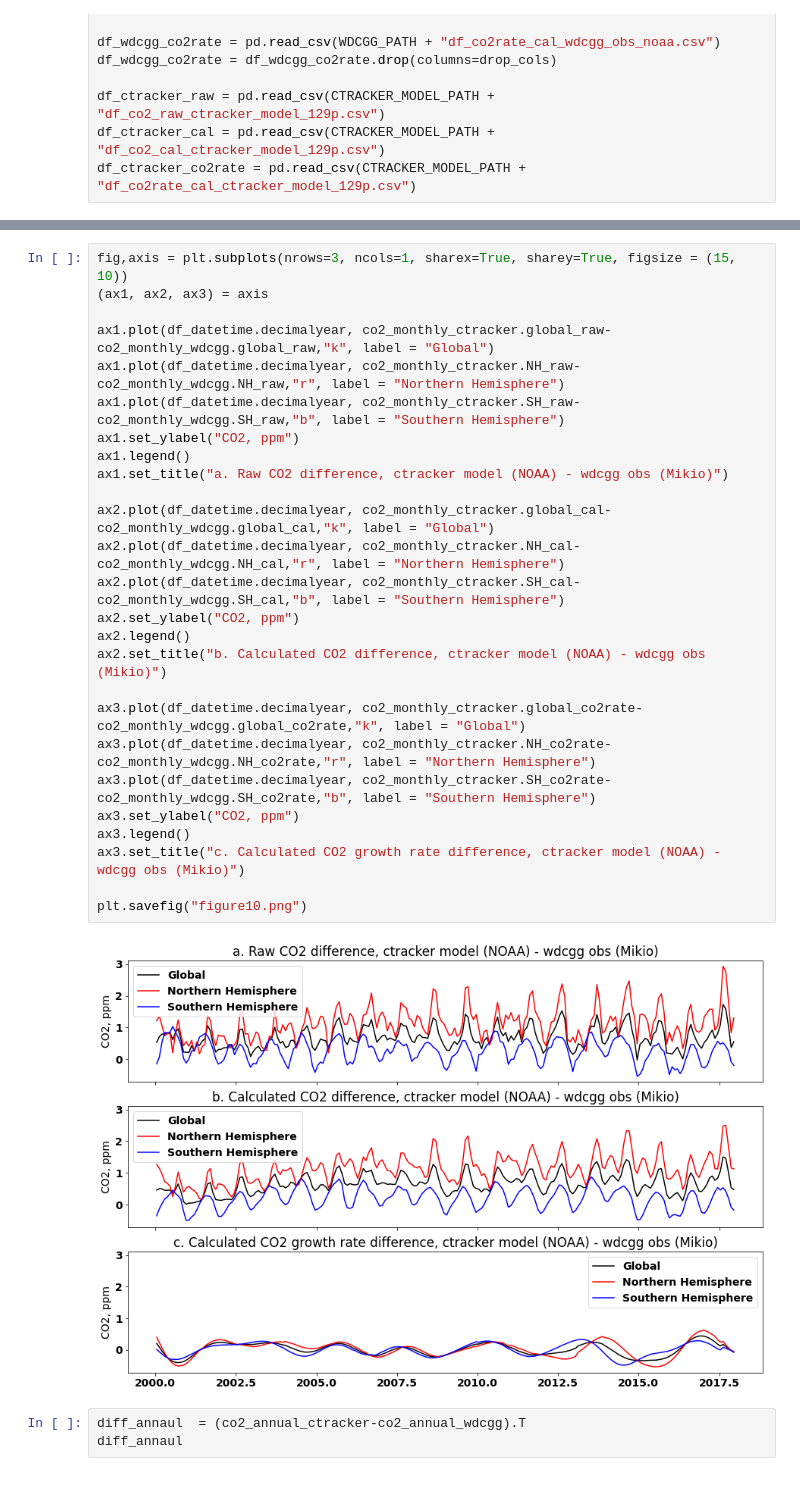
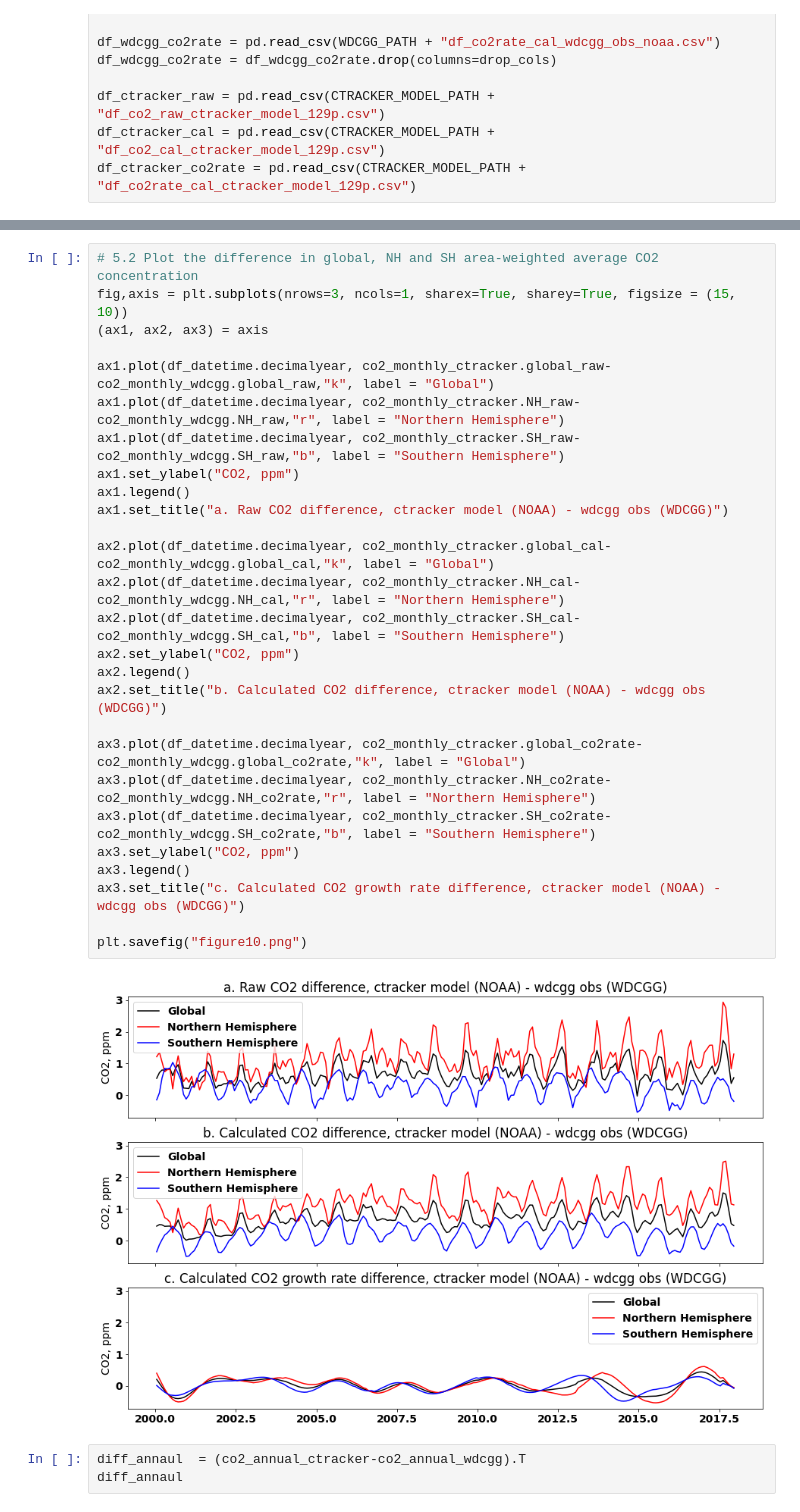
Before and after one commit to ZWsourcecode/co2, a Jupyter notebook: code/compare_wdcgg_ctracker_obs.ipynb, the cells around one changed output, grey strips where cells are left out. Cells and saved outputs as stored; diff of their text form.

```diff
--- a/code/compare_wdcgg_ctracker_obs.ipynb
+++ b/code/compare_wdcgg_ctracker_obs.ipynb
@@ -696,31 +860,32 @@ co2_annual_wdcgg = co2_monthly_wdcgg.groupby(["year"]).mean().T
 # %%
+# 5.2 Plot the difference in global, NH and SH area-weighted average CO2 concentration
 fig,axis = plt.subplots(nrows=3, ncols=1, sharex=True, sharey=True, figsize = (15, 10))
 (ax1, ax2, ax3) = axis
 
 ax1.plot(df_datetime.decimalyear, co2_monthly_ctracker.global_raw-co2_monthly_wdcgg.global_raw,"k", label = "Global")
 ax1.plot(df_datetime.decimalyear, co2_monthly_ctracker.NH_raw-co2_monthly_wdcgg.NH_raw,"r", label = "Northern Hemisphere")
 ax1.plot(df_datetime.decimalyear, co2_monthly_ctracker.SH_raw-co2_monthly_wdcgg.SH_raw,"b", label = "Southern Hemisphere")
 ax1.set_ylabel("CO2, ppm")
 ax1.legend()
-ax1.set_title("a. Raw CO2 difference, ctracker model (NOAA) - wdcgg obs (Mikio)")
+ax1.set_title("a. Raw CO2 difference, ctracker model (NOAA) - wdcgg obs (WDCGG)")
 
 ax2.plot(df_datetime.decimalyear, co2_monthly_ctracker.global_cal-co2_monthly_wdcgg.global_cal,"k", label = "Global")
 ax2.plot(df_datetime.decimalyear, co2_monthly_ctracker.NH_cal-co2_monthly_wdcgg.NH_cal,"r", label = "Northern Hemisphere")
 ax2.plot(df_datetime.decimalyear, co2_monthly_ctracker.SH_cal-co2_monthly_wdcgg.SH_cal,"b", label = "Southern Hemisphere")
 ax2.set_ylabel("CO2, ppm")
 ax2.legend()
-ax2.set_title("b. Calculated CO2 difference, ctracker model (NOAA) - wdcgg obs (Mikio)")
+ax2.set_title("b. Calculated CO2 difference, ctracker model (NOAA) - wdcgg obs (WDCGG)")
 
 ax3.plot(df_datetime.decimalyear, co2_monthly_ctracker.global_co2rate-co2_monthly_wdcgg.global_co2rate,"k", label = "Global")
 ax3.plot(df_datetime.decimalyear, co2_monthly_ctracker.NH_co2rate-co2_monthly_wdcgg.NH_co2rate,"r", label = "Northern Hemisphere")
 ax3.plot(df_datetime.decimalyear, co2_monthly_ctracker.SH_co2rate-co2_monthly_wdcgg.SH_co2rate,"b", label = "Southern Hemisphere")
 ax3.set_ylabel("CO2, ppm")
 ax3.legend()
-ax3.set_title("c. Calculated CO2 growth rate difference, ctracker model (NOAA) - wdcgg obs (Mikio)")
+ax3.set_title("c. Calculated CO2 growth rate difference, ctracker model (NOAA) - wdcgg obs (WDCGG)")
 
 plt.savefig("figure10.png")
 # %% [output]
-[figure, old version]
+[figure, new version]
 # %%
 diff_annaul  = (co2_annual_ctracker-co2_annual_wdcgg).T
 diff_annaul
```
Also changed, not shown: parts of 26 cells of this notebook, 3 other files.
